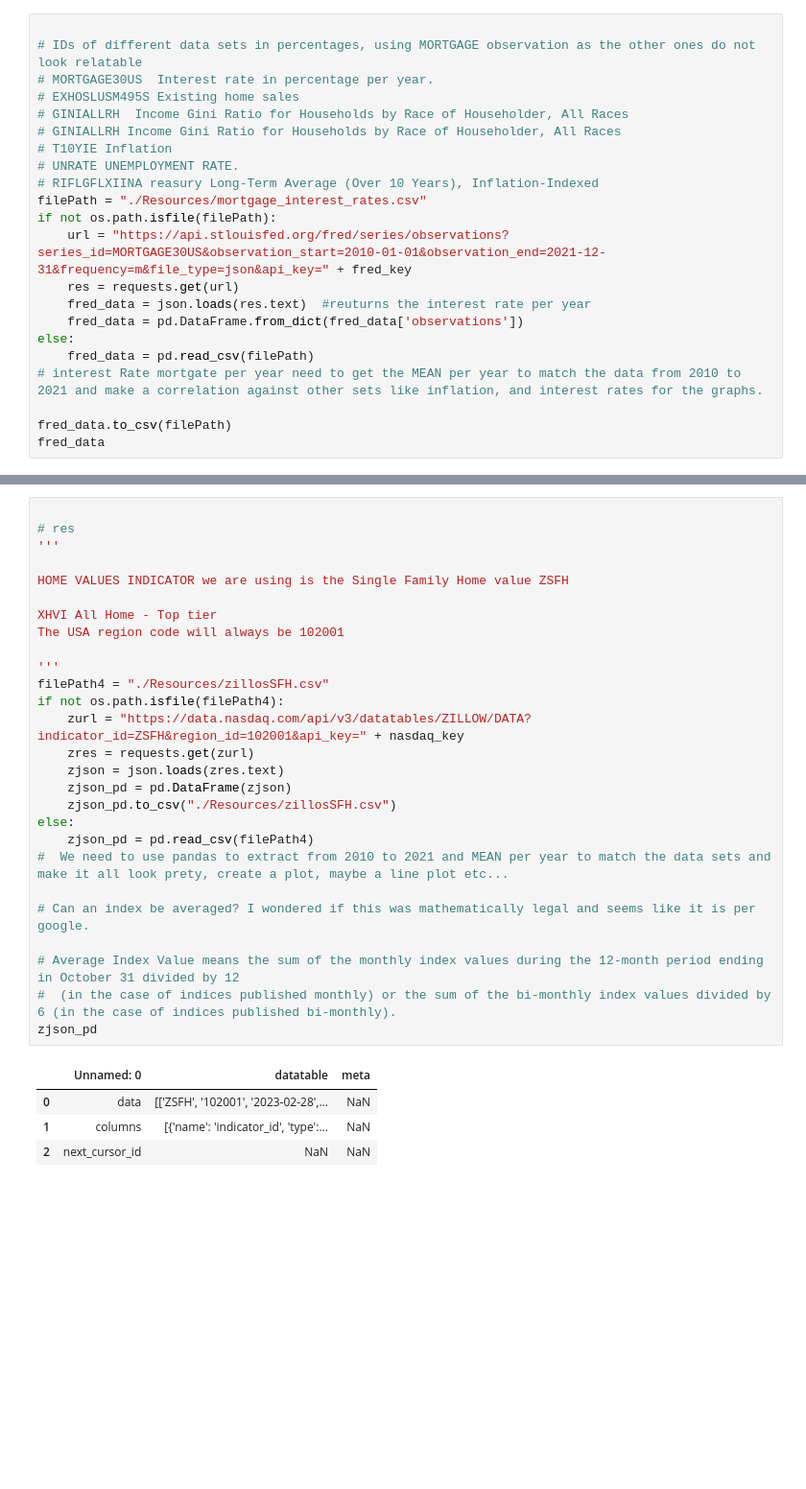
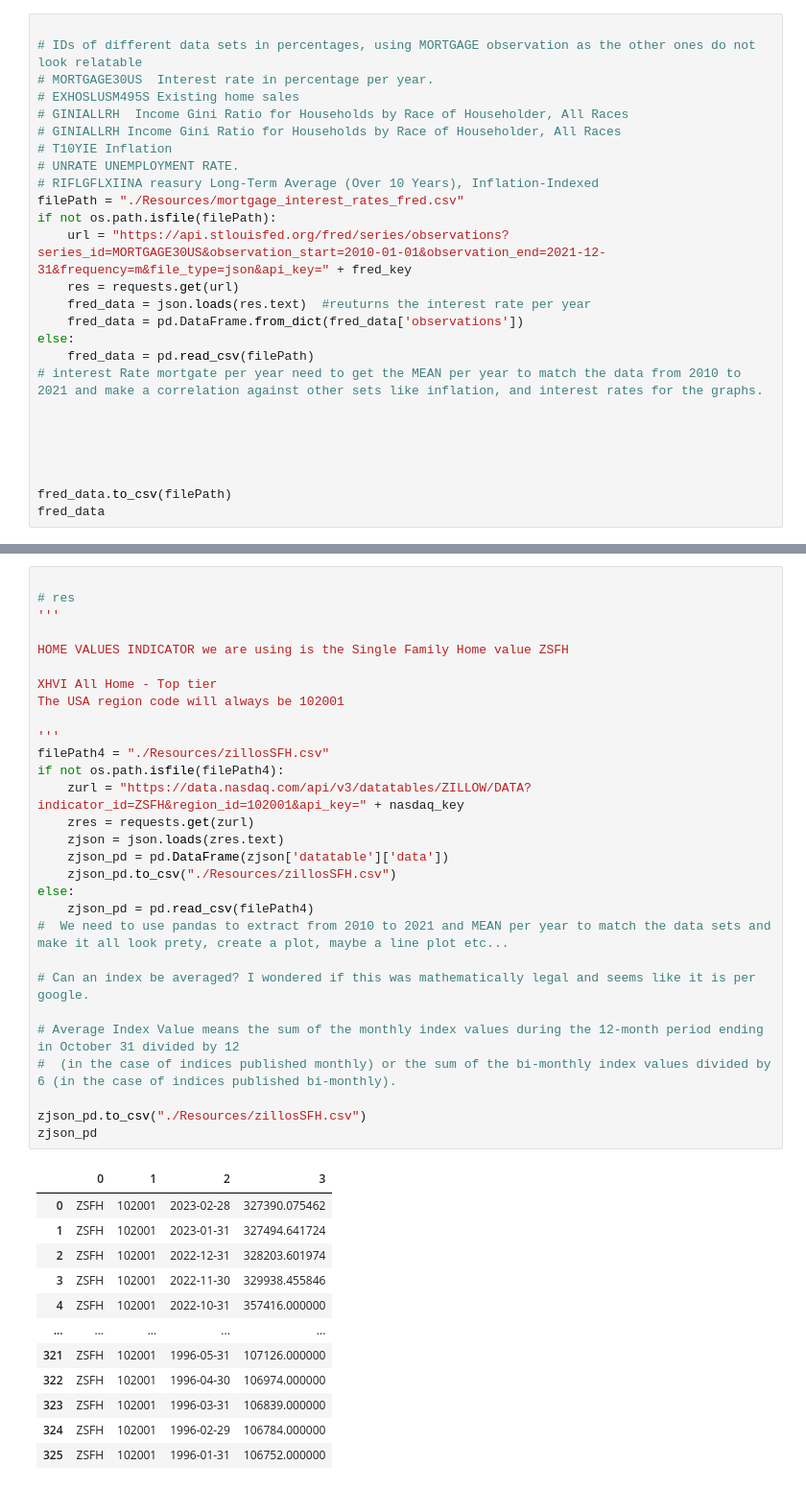
Before and after one commit to gusibis/main, a Jupyter notebook: project1.ipynb, the cells around one changed output, grey strips where cells are left out. Shown at 96% size. Saved outputs shown, nothing was run; the diff lists cells and outputs as text; blank space fills up the shorter version.

```diff
--- a/project1.ipynb
+++ b/project1.ipynb
@@ -24,7 +27,7 @@ import os
 # T10YIE Inflation
 # UNRATE UNEMPLOYMENT RATE.
 # RIFLGFLXIINA reasury Long-Term Average (Over 10 Years), Inflation-Indexed
-filePath = "./Resources/mortgage_interest_rates.csv"
+filePath = "./Resources/mortgage_interest_rates_fred.csv"
 if not os.path.isfile(filePath):
     url = "https://api.stlouisfed.org/fred/series/observations?series_id=MORTGAGE30US&observation_start=2010-01-01&observation_end=2021-12-31&frequency=m&file_type=json&api_key=" + fred_key
     res = requests.get(url)
@@ -34,6 +37,10 @@ else:
     fred_data = pd.read_csv(filePath)
 # interest Rate mortgate per year need to get the MEAN per year to match the data from 2010 to 2021 and make a correlation against other sets like inflation, and interest rates for the graphs.
 
+
+
+
+
 fred_data.to_csv(filePath)
 fred_data
 # %% [output]
@@ -140,32 +157,42 @@ gdp_df
 # %%
 
 # res
 '''
 
 HOME VALUES INDICATOR we are using is the Single Family Home value ZSFH
 
 XHVI All Home - Top tier
 The USA region code will always be 102001
 
 '''
 filePath4 = "./Resources/zillosSFH.csv"
 if not os.path.isfile(filePath4):
     zurl = "https://data.nasdaq.com/api/v3/datatables/ZILLOW/DATA?indicator_id=ZSFH&region_id=102001&api_key=" + nasdaq_key
     zres = requests.get(zurl)
     zjson = json.loads(zres.text)
-    zjson_pd = pd.DataFrame(zjson)
+    zjson_pd = pd.DataFrame(zjson['datatable']['data'])
     zjson_pd.to_csv("./Resources/zillosSFH.csv")
 else:
     zjson_pd = pd.read_csv(filePath4)
 #  We need to use pandas to extract from 2010 to 2021 and MEAN per year to match the data sets and make it all look prety, create a plot, maybe a line plot etc...
 
 # Can an index be averaged? I wondered if this was mathematically legal and seems like it is per google.
 
 # Average Index Value means the sum of the monthly index values during the 12-month period ending in October 31 divided by 12
 #  (in the case of indices published monthly) or the sum of the bi-monthly index values divided by 6 (in the case of indices published bi-monthly).
+
+zjson_pd.to_csv("./Resources/zillosSFH.csv")
 zjson_pd
 # %% [output]
-|  | Unnamed: 0 | datatable | meta |
-| 0 | data | [['ZSFH', '102001', '2023-02-28',... | NaN |
-| 1 | columns | [{'name': 'indicator_id', 'type':... | NaN |
-| 2 | next_cursor_id | NaN | NaN |
+|  | 0 | 1 | 2 | 3 |
+| 0 | ZSFH | 102001 | 2023-02-28 | 327390.075462 |
+| 1 | ZSFH | 102001 | 2023-01-31 | 327494.641724 |
+| 2 | ZSFH | 102001 | 2022-12-31 | 328203.601974 |
+| 3 | ZSFH | 102001 | 2022-11-30 | 329938.455846 |
+| 4 | ZSFH | 102001 | 2022-10-31 | 357416.000000 |
+| ... | ... | ... | ... | ... |
+| 321 | ZSFH | 102001 | 1996-05-31 | 107126.000000 |
+| 322 | ZSFH | 102001 | 1996-04-30 | 106974.000000 |
+| 323 | ZSFH | 102001 | 1996-03-31 | 106839.000000 |
+| 324 | ZSFH | 102001 | 1996-02-29 | 106784.000000 |
+| 325 | ZSFH | 102001 | 1996-01-31 | 106752.000000 |
```
Also changed, not shown: parts of 6 cells of this notebook, 3 other files.
